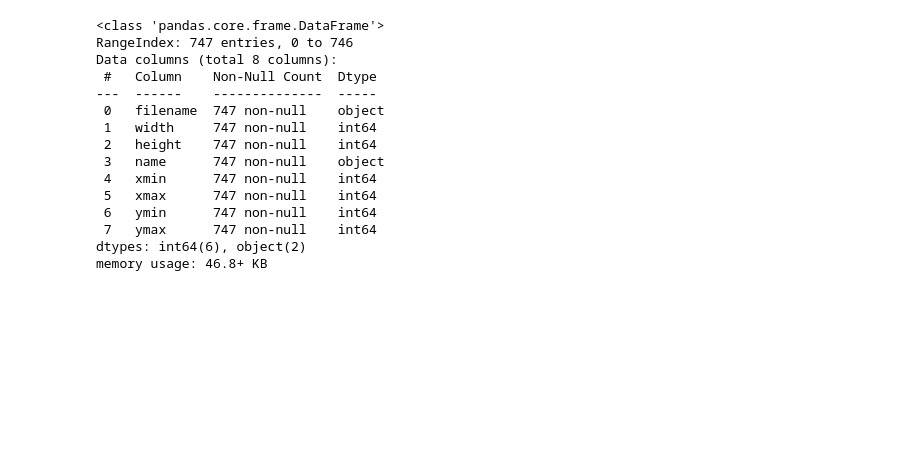
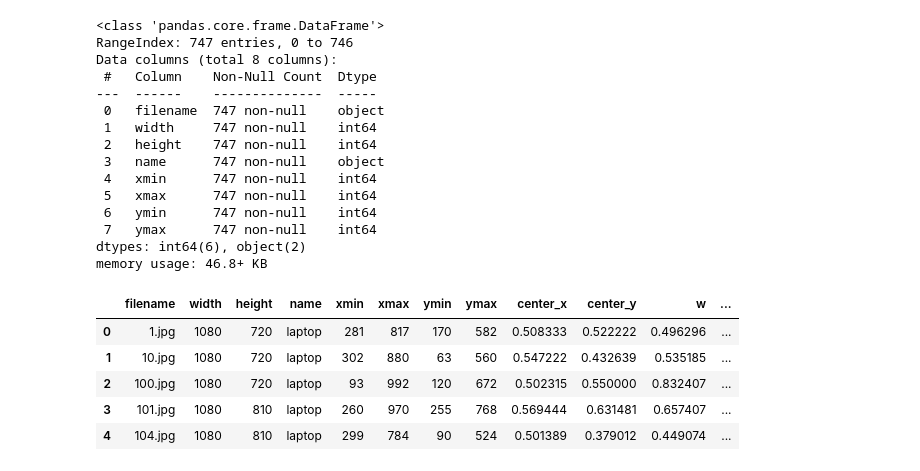
Before and after one commit to RupeshKarki1/ImgDetectionData, a Jupyter notebook: extract_object_info_xml.ipynb, the cells around one changed output. Drawn from its saved outputs; the diff is of its cells as text; code cells hidden in the pictures; blank space fills up the shorter version.

```diff
--- a/extract_object_info_xml.ipynb
+++ b/extract_object_info_xml.ipynb
@@ -189,3 +189,12 @@ df['center_y'] = ((df['ymax'] + df['ymin']) / 2)/ df['height']
 df['w'] = (df['xmax'] - df['xmin'])/df['width']
 #height
 df['h'] = (df['ymax'] - df['ymin'])/df['height']
+# %%
+df.head()
+# %% [output]
+|  | filename | width | height | name | xmin | xmax | ymin | ymax | center_x | center_y | w | ... |
+| 0 | 1.jpg | 1080 | 720 | laptop | 281 | 817 | 170 | 582 | 0.508333 | 0.522222 | 0.496296 | ... |
+| 1 | 10.jpg | 1080 | 720 | laptop | 302 | 880 | 63 | 560 | 0.547222 | 0.432639 | 0.535185 | ... |
+| 2 | 100.jpg | 1080 | 720 | laptop | 93 | 992 | 120 | 672 | 0.502315 | 0.550000 | 0.832407 | ... |
+| 3 | 101.jpg | 1080 | 810 | laptop | 260 | 970 | 255 | 768 | 0.569444 | 0.631481 | 0.657407 | ... |
+| 4 | 104.jpg | 1080 | 810 | laptop | 299 | 784 | 90 | 524 | 0.501389 | 0.379012 | 0.449074 | ... |
```
Also changed, not shown: parts of 2 cells of this notebook, 1 other file.
